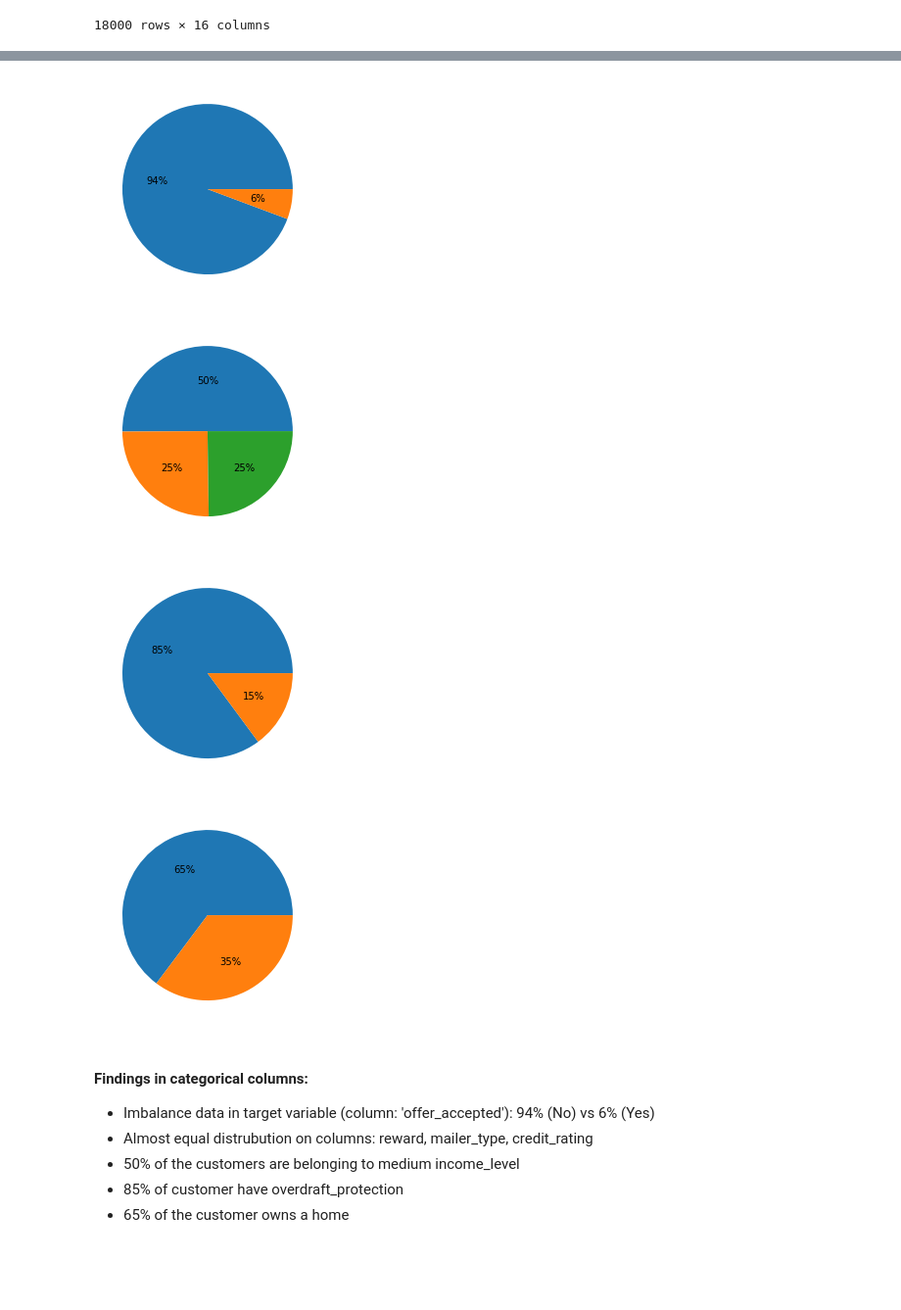
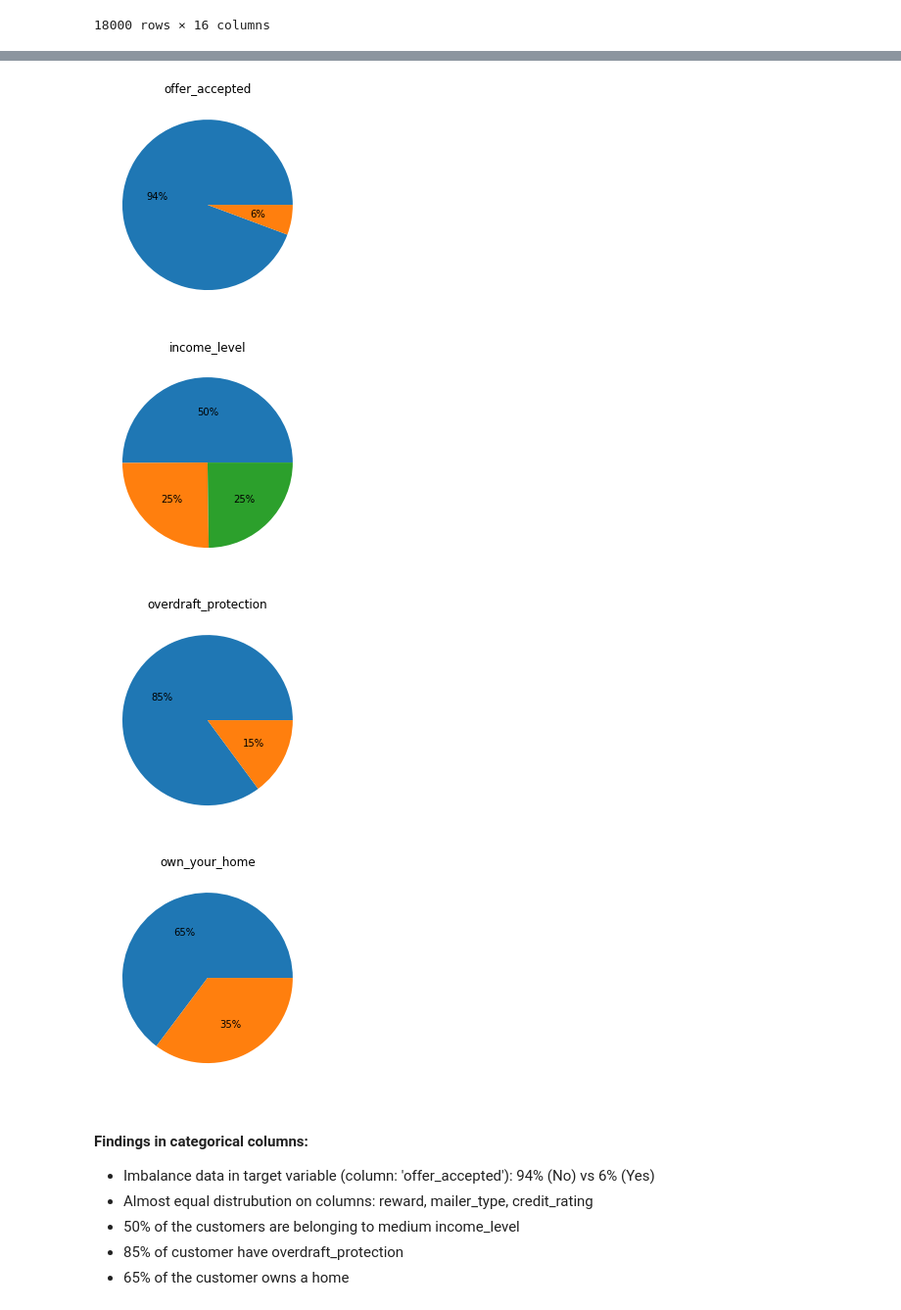
Before and after one commit to yuawano/mid-bootcamp-project, a Jupyter notebook: classification/data/mid-bootcamp-project, final.ipynb, the cells around one changed output, grey strips where cells are left out. Shown at 98% size. Drawn from its saved outputs; the diff is of its cells as text; code cells hidden in the pictures; blank space fills up the shorter version.

```diff
--- a/classification/data/mid-bootcamp-project, final.ipynb
+++ b/classification/data/mid-bootcamp-project, final.ipynb
@@ -229,8 +217,9 @@ Name: q4_balance, Length: 2184, dtype: int64
 - From above data_null dataframe, all 24 rows consists of null values in same columns
 - since the values are all numerical, null values will be replaced with the mean
 # %%
-columns = ['average_balance', 'q1_balance', 'q2_balance', 'q3_balance', 'q4_balance']
+def fill_mean(data, columns):
+    for col in columns:
+        mean_value = data[columns].mean()
+        data[columns] = data[columns].fillna(mean_value)
 
-for col in columns:
-    mean_value = data[columns].mean()
-    data[columns] = data[columns].fillna(mean_value)
+    return data
@@ -369,16 +380,18 @@ for column in data_vis.select_dtypes(np.object):
 # %%
-# See the percentile in the categorical columns
-columns = ['offer_accepted', 'income_level', 'overdraft_protection', 'own_your_home']
 #for column in data_vis.select_dtypes(np.object):
-for col in columns:
-    plt.pie(data[col].value_counts(), autopct='%1.0f%%')
-
-    plt.show()
+def pie_columns(columns):
+    for col in columns:
+        plt.pie(data[col].value_counts(), autopct='%1.0f%%')
+        plt.title(col)
+        results = plt.show()
+    return results
-# %% [output]
-[figure, removed]
-[figure, removed]
-[figure, removed]
-[figure, removed]
+# %%
+pie_columns(['offer_accepted', 'income_level', 'overdraft_protection', 'own_your_home'])
+# %% [output]
+[figure, added]
+[figure, added]
+[figure, added]
+[figure, added]
 # %% [markdown]
 #### Findings in categorical columns:
 - Imbalance data in target variable (column: 'offer_accepted'): 94% (No) vs 6% (Yes)
```
Also changed, not shown: parts of 39 cells of this notebook, 2 other files.
